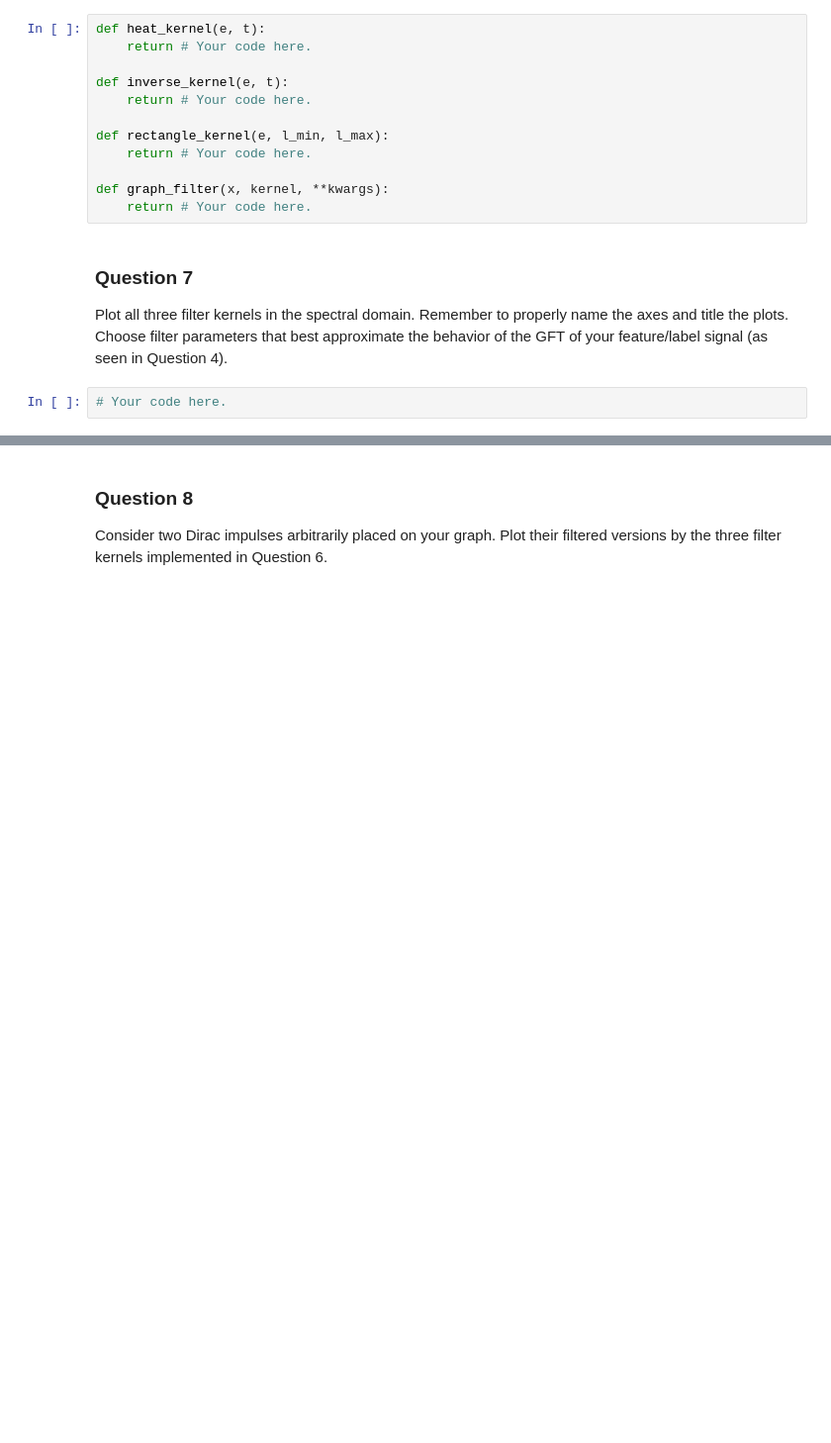
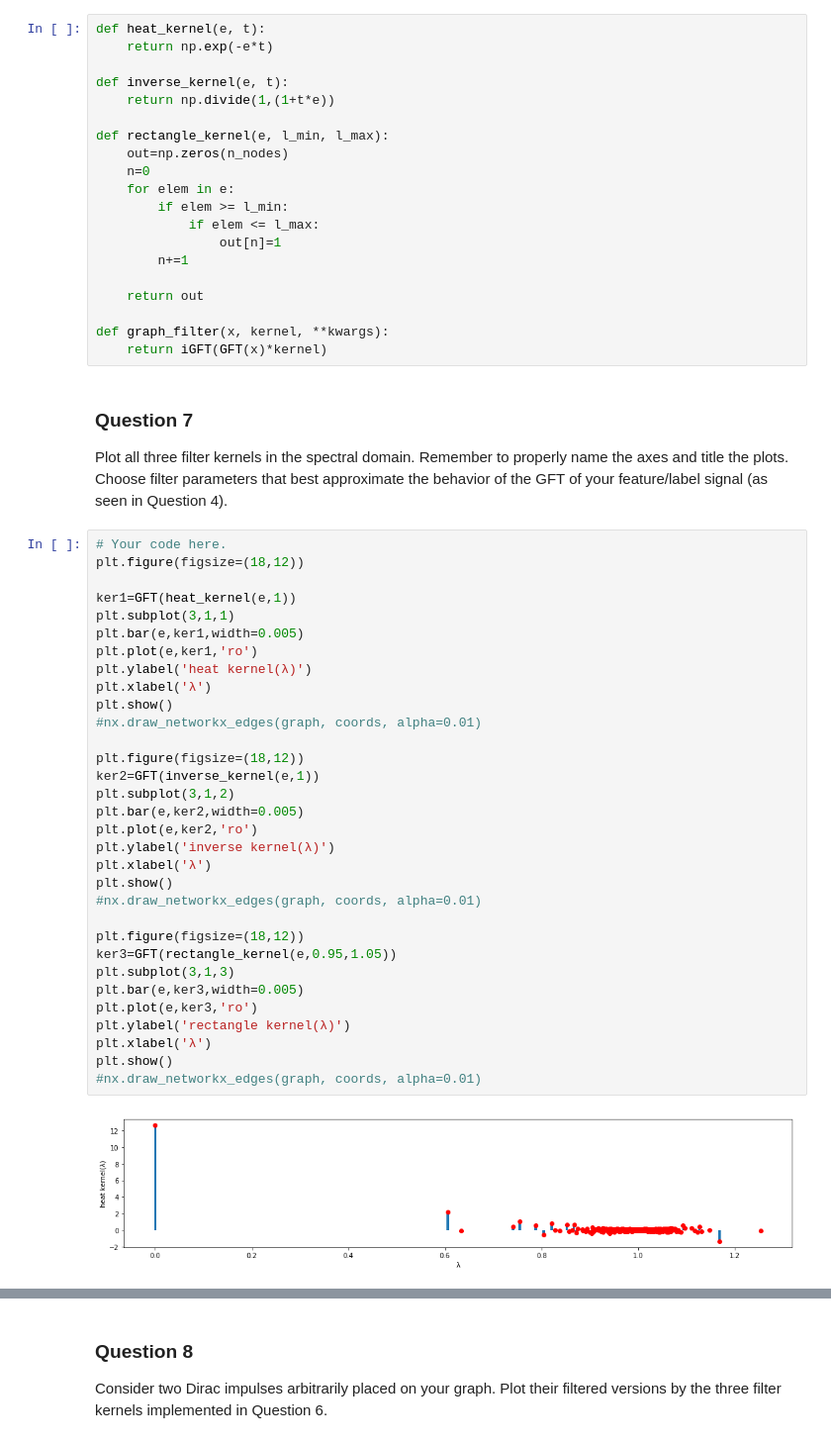
Before and after one commit to coencharles/teamporcinet_M4_v2, a Jupyter notebook: milestones/4_graph_signal_processing.ipynb, the cells around one changed output, grey strips where cells are left out. Shown: that part at 99% size. Drawn from its saved outputs; the diff is of its cells as text; blank space fills up the shorter version.

```diff
--- a/milestones/4_graph_signal_processing.ipynb
+++ b/milestones/4_graph_signal_processing.ipynb
@@ -199,19 +224,59 @@ Implement the following three filter kernels and the graph filtering operation.
       One can then defer the keyword-value assignment to the `kernel` call: `foo = kernel(bar, **kwargs)`.
 # %%
 def heat_kernel(e, t):
-    return # Your code here.
+    return np.exp(-e*t)
 
 def inverse_kernel(e, t):
-    return # Your code here.
+    return np.divide(1,(1+t*e))
 
 def rectangle_kernel(e, l_min, l_max):
-    return # Your code here.
+    out=np.zeros(n_nodes)
+    n=0
+    for elem in e:
+        if elem >= l_min:
+            if elem <= l_max:
+                out[n]=1
+        n+=1
+
+    return out
 
 def graph_filter(x, kernel, **kwargs):
-    return # Your code here.
+    return iGFT(GFT(x)*kernel)
 # %% [markdown]
 ### Question 7
 
 Plot all three filter kernels in the spectral domain. Remember to properly name the axes and title the plots. Choose filter parameters that best approximate the behavior of the GFT of your feature/label signal (as seen in Question 4).
-# %%
-# Your code here.
+# %%
+# Your code here.
+plt.figure(figsize=(18,12))
+
+ker1=GFT(heat_kernel(e,1))
+plt.subplot(3,1,1)
+plt.bar(e,ker1,width=0.005)
+plt.plot(e,ker1,'ro')
+plt.ylabel('heat kernel(λ)')
+plt.xlabel('λ')
+plt.show()
+#nx.draw_networkx_edges(graph, coords, alpha=0.01)
+
+plt.figure(figsize=(18,12))
+ker2=GFT(inverse_kernel(e,1))
+plt.subplot(3,1,2)
+plt.bar(e,ker2,width=0.005)
+plt.plot(e,ker2,'ro')
+plt.ylabel('inverse kernel(λ)')
+plt.xlabel('λ')
+plt.show()
+#nx.draw_networkx_edges(graph, coords, alpha=0.01)
+
+plt.figure(figsize=(18,12))
+ker3=GFT(rectangle_kernel(e,0.95,1.05))
+plt.subplot(3,1,3)
+plt.bar(e,ker3,width=0.005)
+plt.plot(e,ker3,'ro')
+plt.ylabel('rectangle kernel(λ)')
+plt.xlabel('λ')
+plt.show()
+#nx.draw_networkx_edges(graph, coords, alpha=0.01)
+# %% [output]
+[figure, added]
```
Also changed, not shown: parts of 12 cells of this notebook, 1 other file.
